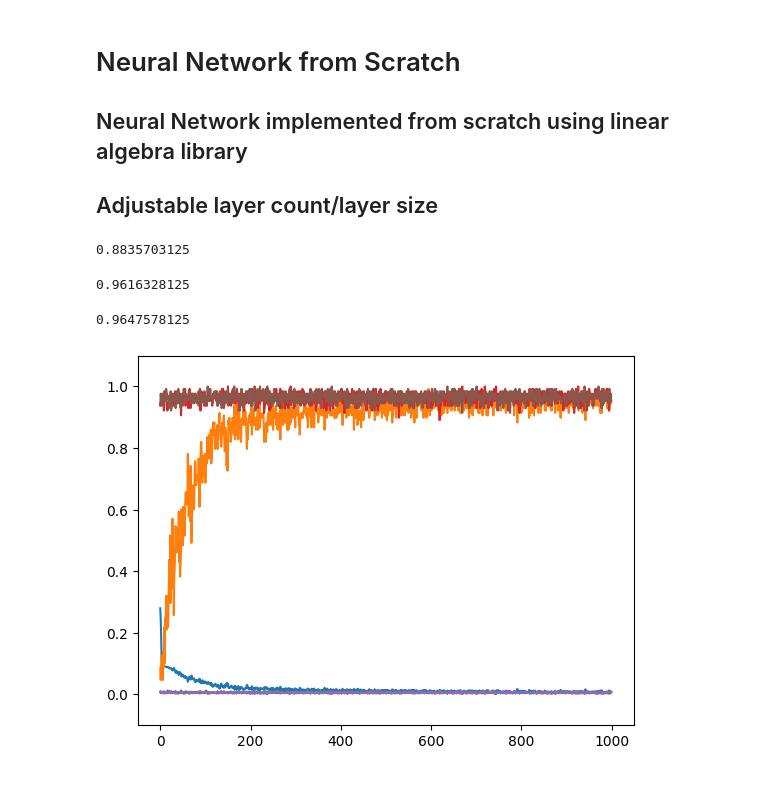
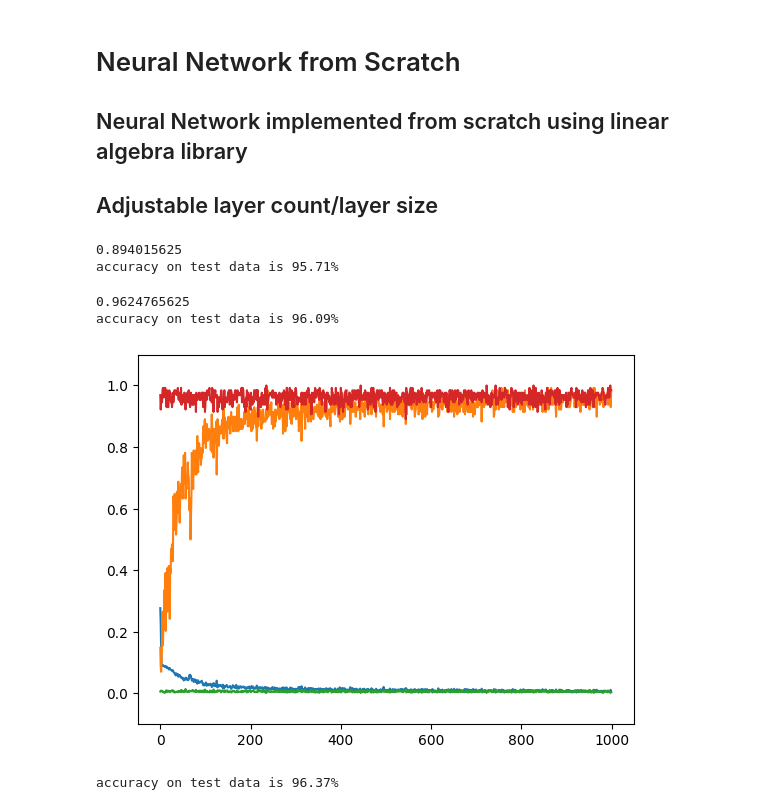
Before and after one commit to david-forbes/neural-network-from-scratch, a Jupyter notebook: nn_from_scratch.ipynb, the cells around one changed output. Saved outputs shown, nothing was run; the diff lists cells and outputs as text; code cells hidden in the pictures.

```diff
--- a/nn_from_scratch.ipynb
+++ b/nn_from_scratch.ipynb
@@ -179,32 +180,36 @@ def train(params,hyperparams):
 # %%
 #input and output are fixed for this training data.
 #hidden sizes can be changed.
-hidden_sizes = [512,512,128]
+hidden_sizes = [512,128,128]
+#64x64 pixels = 784 pixels when flattened out
 input_size = 784
+#one output neuron for each digit 0-9
 output_size = 10
-np.random.seed(1337)
+np.random.seed(777)
 
 params = get_params(input_size,hidden_sizes,output_size,fan_init)
-params2 = get_params(input_size,[128],output_size,fan_init)
+
 #batch size
 BS = 128
 #learning rate hard to get right
 lr = 0.001
 iterations=1000
 
 #hyper parameters control how parameters are trained.
 hyperparams = [lr,BS,iterations]
 
-for i in range(3):
+#two iterations of 1000 batches
+for i in range(2):
     train(params,hyperparams)
 
-    numpy_eval(params)
+    print(f'accuracy on test data is {round(numpy_eval(params),4)*100}%')
     #decrease learning rate as model trains.
     #at start of training, we need to change parameters a lot.
     #then towards the end it is more finetuning.
     hyperparams[0]*=0.1
 # %% [output]
-0.8835703125
+0.894015625
+accuracy on test data is 95.71%
-0.9616328125
+0.9624765625
+accuracy on test data is 96.09%
-0.9647578125
-[figure, old version]
+[figure, new version]
@@ -214,3 +216,8 @@ numpy_eval(params)
+# %%
+
+print(f'accuracy on test data is {round(numpy_eval(params),4)*100}%')
+# %% [output]
+accuracy on test data is 96.37%
 # %%
 samp = np.random.randint(0, X_test.shape[0], size=(1))
 img = X_test[samp]
```
Also changed, not shown: parts of 3 cells of this notebook.
